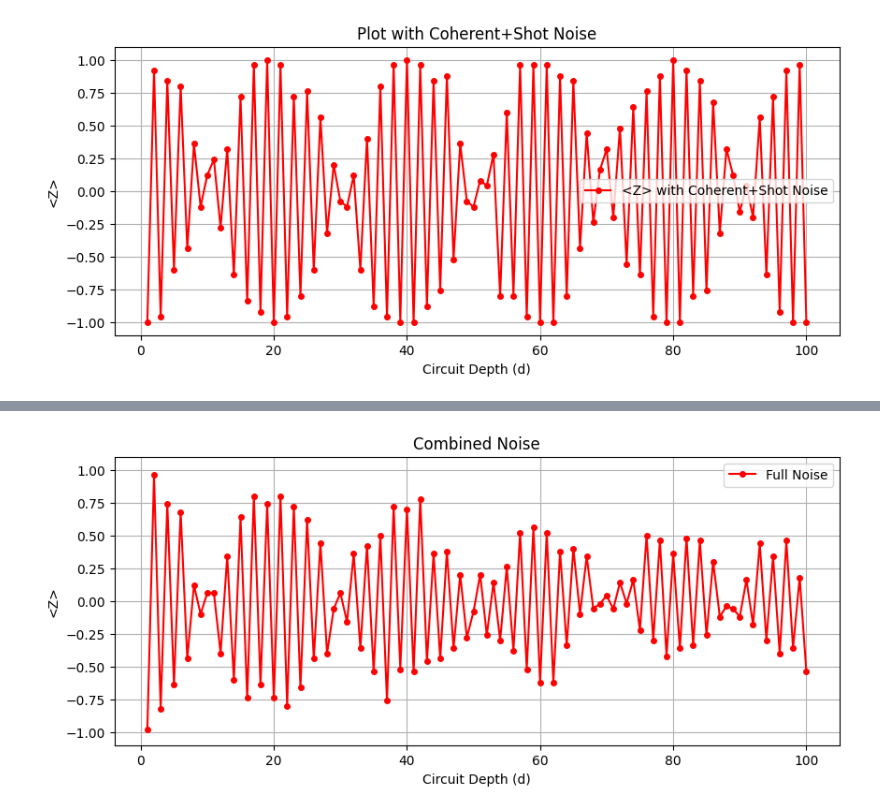
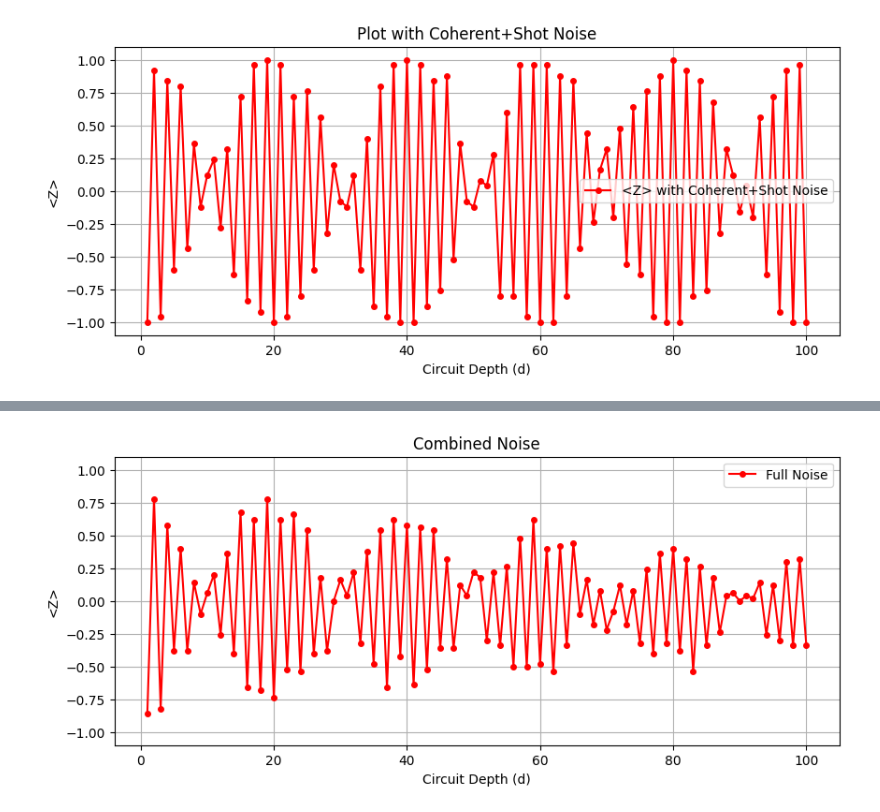
Before and after one commit to kavish707/Qiskit-Simulations, a Jupyter notebook: NoiseSimulation.ipynb, the cells around one changed output, grey strips where cells are left out. Saved outputs shown, nothing was run; the diff lists cells and outputs as text; code cells hidden in the pictures.

```diff
--- a/NoiseSimulation.ipynb
+++ b/NoiseSimulation.ipynb
@@ -107,0 +149,32 @@ plt.show()
+# %%
+p_depol = 0.01
+
+incoherent_err = depolarizing_error(p_depol, 1)
+
+incoherent_noise_model = NoiseModel()
+
+incoherent_noise_model.add_all_qubit_quantum_error(incoherent_err, ['x'])
+
+incoherent_results = []
+simulator_incoherent = AerSimulator(noise_model=incoherent_noise_model)
+
+for d in depths:
+    qc = QuantumCircuit(1)
+    for _ in range(d):
+        qc.x(0)
+    qc.measure_all()
+
+    t_qc = transpile(qc, simulator_incoherent, optimization_level=0)
+
+    result = simulator_incoherent.run(t_qc, shots=100).result()
+    incoherent_results.append(get_expectation_z(result.get_counts(), 100))
+
+plt.figure(figsize=(10, 4))
+plt.plot(depths, incoherent_results, 'o-', color='red', markersize=4, label='Incoherent Noise')
+plt.title(f"<Z> with Incoherent Noise")
+plt.xlabel("Circuit Depth (d)")
+plt.ylabel("<Z>")
+plt.ylim(-1.1, 1.1)
+plt.grid(True)
+plt.legend()
+plt.show()
@@ -108,40 +183,38 @@ plt.show()
 # %%
-# Parameters
-p_depol = 0.01  # 1% probability of randomizing the state (Incoherent error)
-
+# Combining coherent error, shot noise, readout error and incoherent error
 
 coherent_err = coherent_unitary_error(error_unitary)
-
+readout_error = ReadoutError(readout_matrix)
 incoherent_err = depolarizing_error(p_depol, 1)
 
 total_error = coherent_err.compose(incoherent_err)
 
 full_noise_model = NoiseModel()
 full_noise_model.add_all_qubit_quantum_error(total_error, ['x'])
-
+full_noise_model.add_all_qubit_readout_error(readout_error)
 
 results = []
 simulator_full = AerSimulator(noise_model=full_noise_model)
 
 for d in depths:
     qc = QuantumCircuit(1)
     for _ in range(d):
         qc.x(0)
     qc.measure_all()
 
     t_qc = transpile(qc, simulator_full, optimization_level=0)
 
     result = simulator_full.run(t_qc, shots=100).result()
     results.append(get_expectation_z(result.get_counts(), 100))
 
 plt.figure(figsize=(10, 4))
 plt.plot(depths, results, 'o-', color='red', markersize=4, label='Full Noise')
 plt.title(f"Combined Noise")
 plt.xlabel("Circuit Depth (d)")
 plt.ylabel("<Z>")
 plt.ylim(-1.1, 1.1)
 plt.grid(True)
 plt.legend()
 plt.show()
 # %% [output]
-[figure, old version]
+[figure, new version]
```
Also changed, not shown: parts of 3 cells of this notebook.
